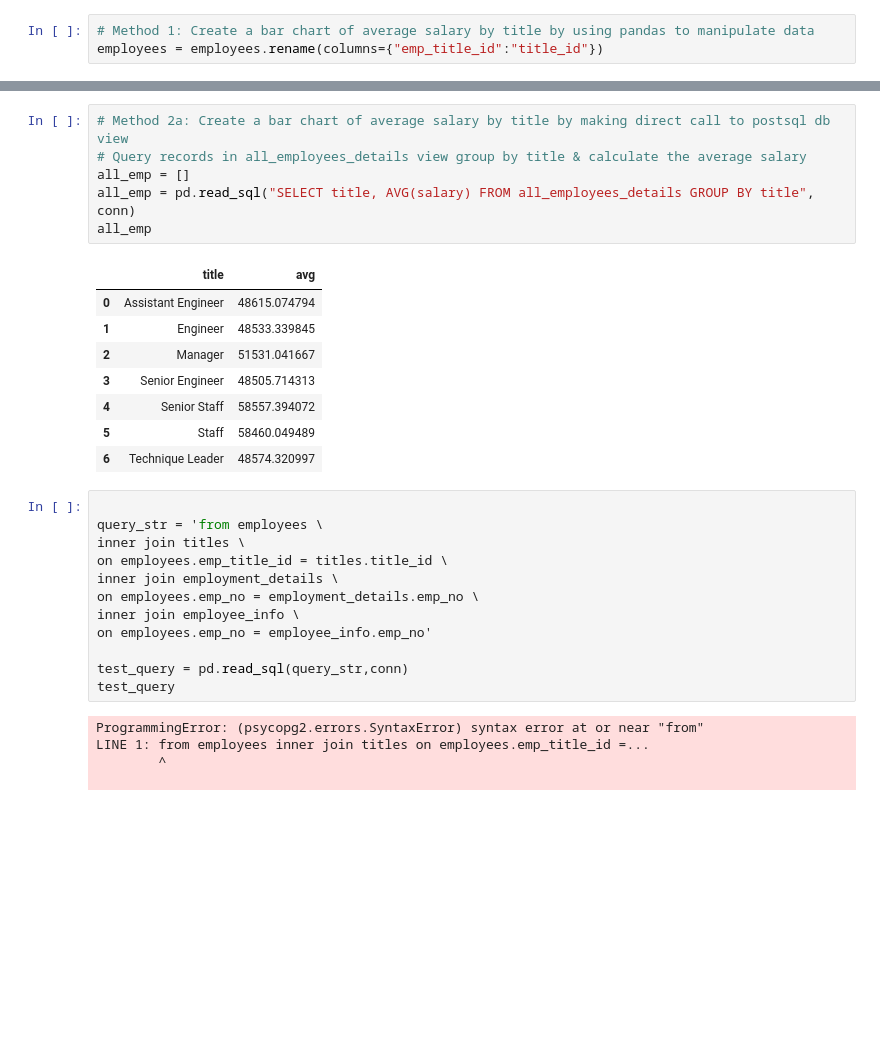
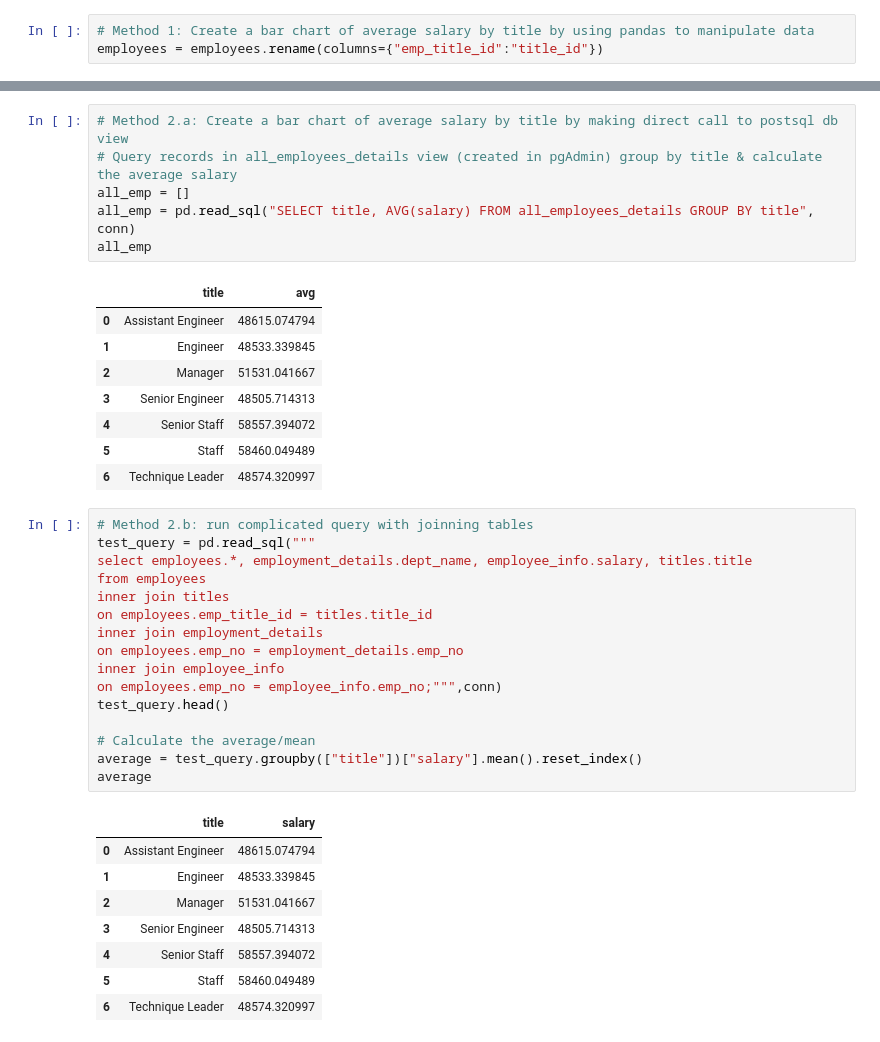
Before and after one commit to gigi8android/sql-challenge, a Jupyter notebook: EmployeeSQL/bonus_final.ipynb, the cells around one changed output, grey strips where cells are left out. Saved outputs shown, nothing was run; the diff lists cells and outputs as text; blank space fills up the shorter version.

```diff
--- a/EmployeeSQL/bonus_final.ipynb
+++ b/EmployeeSQL/bonus_final.ipynb
@@ -117,8 +119,8 @@ plt.show()
 # %% [output]
 [figure]
 # %%
-# Method 2a: Create a bar chart of average salary by title by making direct call to postsql db view
-# Query records in all_employees_details view group by title & calculate the average salary
+# Method 2.a: Create a bar chart of average salary by title by making direct call to postsql db view
+# Query records in all_employees_details view (created in pgAdmin) group by title & calculate the average salary
 all_emp = []
 all_emp = pd.read_sql("SELECT title, AVG(salary) FROM all_employees_details GROUP BY title", conn)
 all_emp
@@ -132,20 +134,28 @@ all_emp
 | 5 | Staff | 58460.049489 |
 | 6 | Technique Leader | 48574.320997 |
 # %%
+# Method 2.b: run complicated query with joinning tables
+test_query = pd.read_sql("""
+select employees.*, employment_details.dept_name, employee_info.salary, titles.title
+from employees
+inner join titles
+on employees.emp_title_id = titles.title_id
+inner join employment_details
+on employees.emp_no = employment_details.emp_no
+inner join employee_info
+on employees.emp_no = employee_info.emp_no;""",conn)
+test_query.head()
 
-query_str = 'from employees \
-inner join titles \
-on employees.emp_title_id = titles.title_id \
-inner join employment_details \
-on employees.emp_no = employment_details.emp_no \
-inner join employee_info \
-on employees.emp_no = employee_info.emp_no'
-
-test_query = pd.read_sql(query_str,conn)
-test_query
+# Calculate the average/mean
+average = test_query.groupby(["title"])["salary"].mean().reset_index()
+average
 # %% [output]
-ProgrammingError: (psycopg2.errors.SyntaxError) syntax error at or near "from"
-LINE 1: from employees inner join titles on employees.emp_title_id =...
-        ^
-
+|  | title | salary |
+| 0 | Assistant Engineer | 48615.074794 |
+| 1 | Engineer | 48533.339845 |
+| 2 | Manager | 51531.041667 |
+| 3 | Senior Engineer | 48505.714313 |
+| 4 | Senior Staff | 58557.394072 |
+| 5 | Staff | 58460.049489 |
+| 6 | Technique Leader | 48574.320997 |
 # %%
```
Also changed, not shown: parts of 10 cells of this notebook, 1 other file.
